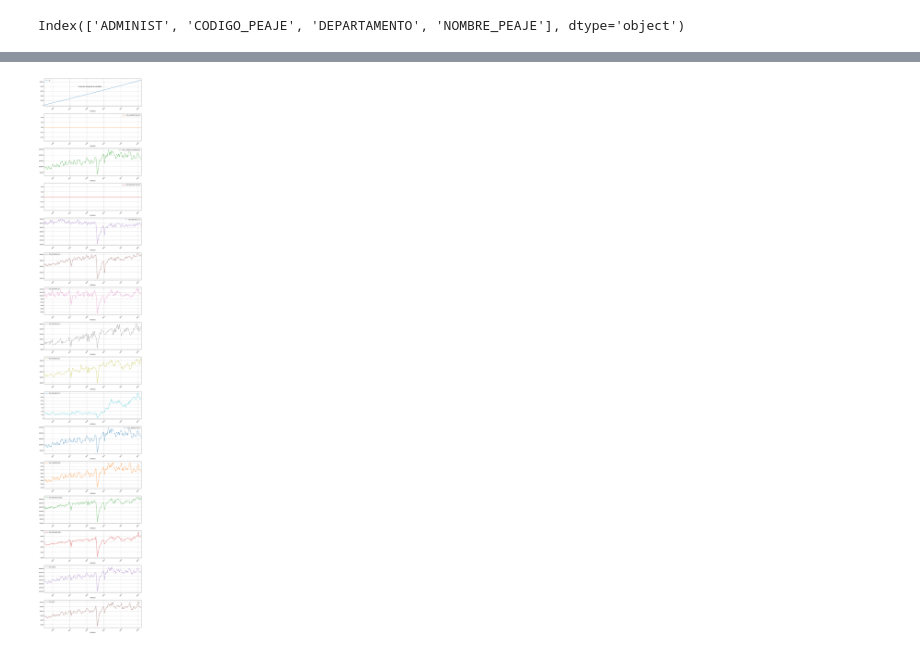
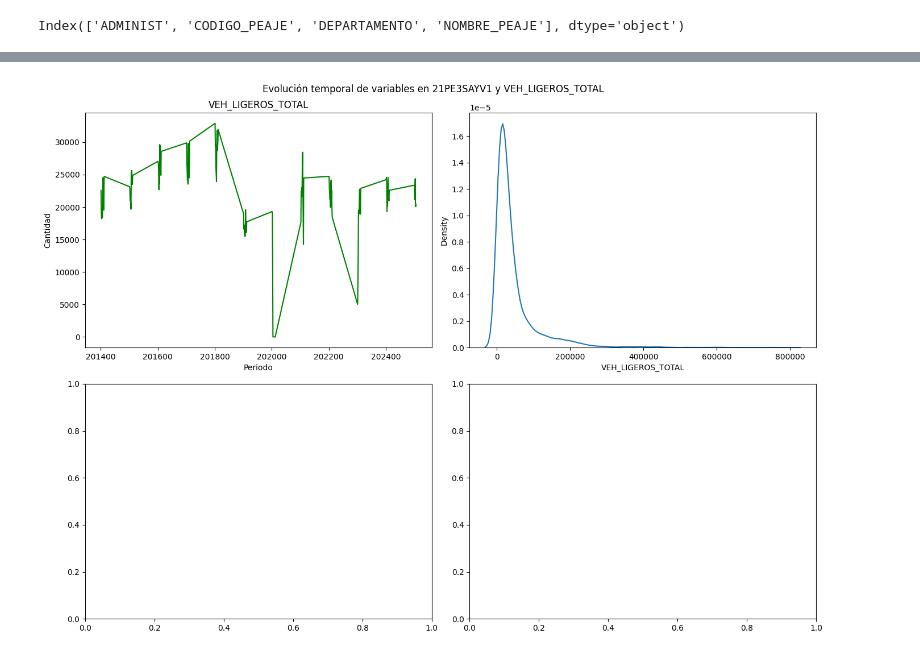
Before and after one commit to jchiroques/MIA_G01_ML_TF_PEAJES, a Jupyter notebook: Notebooks/01_Exploracion.ipynb, the cells around one changed output, grey strips where cells are left out. Drawn from its saved outputs; the diff is of its cells as text; code cells hidden in the pictures.

```diff
--- a/Notebooks/01_Exploracion.ipynb
+++ b/Notebooks/01_Exploracion.ipynb
@@ -146,27 +147,34 @@ array(['22PE5NACS1', '04PE1SCAM1', '21PE3SCRO1', '12PE3NCRA1',
 # %%
 import warnings
 import matplotlib.pyplot as plt
+import seaborn as sns
 
 warnings.filterwarnings('ignore')
 
 vars_a_graficar = [val for val in col_df_num if val not in ('PERIODO', 'ANIO', 'MES')]
 num_vars = len(vars_a_graficar)
 
-peaje = '15PE1NEPS1'
+peaje = '21PE3SAYV1'
+variable_a_graficar = 'VEH_LIGEROS_TOTAL'
 
-df_processed[df_processed['CODIGO_PEAJE'] == peaje].plot(
-    x='PERIODO',
-    y=vars_a_graficar,
-    subplots=True,
-    layout=(num_vars, 1),
-    figsize=(12, 4*num_vars),
-    sharex=False,
-    title="Evolución temporal de variables",
-    grid=True,
-    rot=45
-)
+fig, axes = plt.subplots(2, 2, figsize=( 14, 10))
+fig.suptitle(f"Evolución temporal de variables en {peaje} y {variable_a_graficar}")
+
+# Grafico 1 - Grafico de lineas
+axes[0, 0].plot(data_row[data_row['CODIGO_PEAJE'] == peaje]['PERIODO'],
+                data_row[data_row['CODIGO_PEAJE'] == peaje][variable_a_graficar], color='green')
+
+axes[0, 0].set_title(f"{variable_a_graficar}")
+axes[0, 0].set_xlabel("Periodo")
+axes[0, 0].set_ylabel("Cantidad")
+
+# Grafico 2 - Grafico de densidad
+sns.kdeplot(data_row, x=data_row[variable_a_graficar], ax=axes[0,1] )
+
+# Grafico 3 - Grafico de calor
+
 
 plt.tight_layout()
 # %% [output]
-[figure, old version]
+[figure, new version]
 # %%
```
Also changed, not shown: parts of 6 cells of this notebook, 2 other files.
